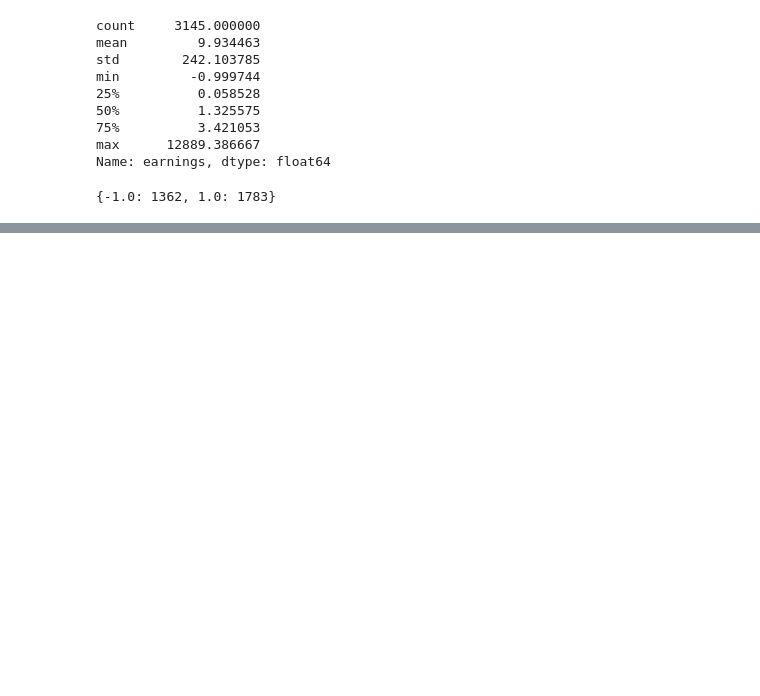
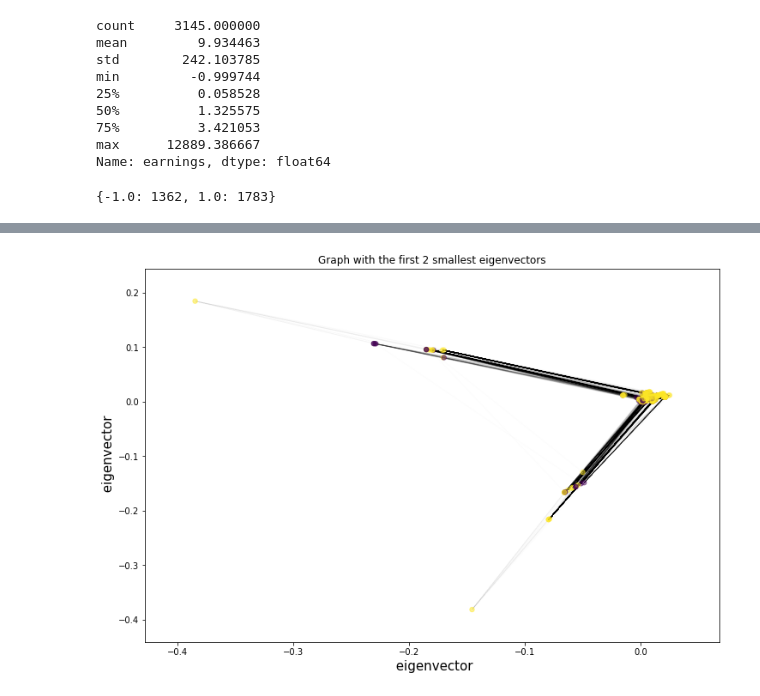
Before and after one commit to rocari96/NTDS-project, a Jupyter notebook: notebook.ipynb, the cells around one changed output, grey strips where cells are left out. Cells and saved outputs as stored; diff of their text form; code cells hidden in the pictures; blank space fills up the shorter version.

```diff
--- a/notebook.ipynb
+++ b/notebook.ipynb
@@ -416,25 +416,30 @@ dict(zip(lab_bc_count[0], lab_bc_count[1]))
 # %%
 degree_biggest_component= np.sum(bc_nparray, axis=0)
 
-#Gradient calculation:
+N = n_nodes_bc  # number of nodes
+E = np.sum(bc_nparray > 0)  # number of edges (non-zero entries of A)
 
-# Let us compute the gradient
-N = bc_nparray.shape[0]  # number of nodes
-E = np.sum(bc_nparray > 0)  # number of edges (non-zero entries of A)
-gradient = np.zeros((E, N))
-eij = 0  # edge index
+try:
+    gradient = scipy.sparse.load_npz(data_path + 'gradient.npz')
+    sparse_gradient = sparse.csr_matrix(gradient)
 
-for i in range(N):
-    for j in range(N):
-        wij = bc_nparray[i, j]
-        if wij > 0:
-            gradient[eij,i] = math.sqrt(wij)/math.sqrt(2*degree_biggest_component[i])
-            gradient[eij,j] = -math.sqrt(wij)/math.sqrt(2*degree_biggest_component[j])
-            eij = eij + 1  # increment the edge index
+except FileNotFoundError:
+    # Let us compute the gradient
+    gradient = np.zeros((E, N))
+    eij = 0  # edge index
+
+    for i in range(N):
+        for j in range(N):
+            wij = bc_nparray[i, j]
+            if wij > 0:
+                gradient[eij,i] = math.sqrt(wij)/math.sqrt(2*degree_biggest_component[i])
+                gradient[eij,j] = -math.sqrt(wij)/math.sqrt(2*degree_biggest_component[j])
+                eij = eij + 1  # increment the edge index
+    sparse_gradient = sparse.csr_matrix(gradient)
+    scipy.sparse.save_npz(data_path + 'gradient.npz', sparse_gradient)
 
 laplacian = (gradient.T@gradient) #Laplacian Normalisé calculé avec le gradient.
 
-sparse_gradient = sparse.csr_matrix(gradient)
 sparse_laplacian = sparse.csr_matrix(laplacian)
 # %%
 eigenvalues, eigenvectors = np.linalg.eigh(sparse_laplacian.toarray())
@@ -467,0 +498,10 @@ plt.colorbar(nx_nodes)
+# %%
+plt.figure(figsize=(12,8))
+coords = U_norm[:,[index_eig1, index_eig2]]
+nx_nodes = nx.draw_networkx_nodes(G, coords,alpha=0.5 ,node_size=29, node_color=labels_bc)
+nx.draw_networkx_edges(G, coords, alpha=0.01)
+plt.title('Graph with the first 2 smallest eigenvectors')
+plt.xlabel(' eigenvector', fontsize=15);
+plt.ylabel(' eigenvector', fontsize=15);
+# %% [output]
+[figure, added]
```
Also changed, not shown: parts of 5 cells of this notebook.
